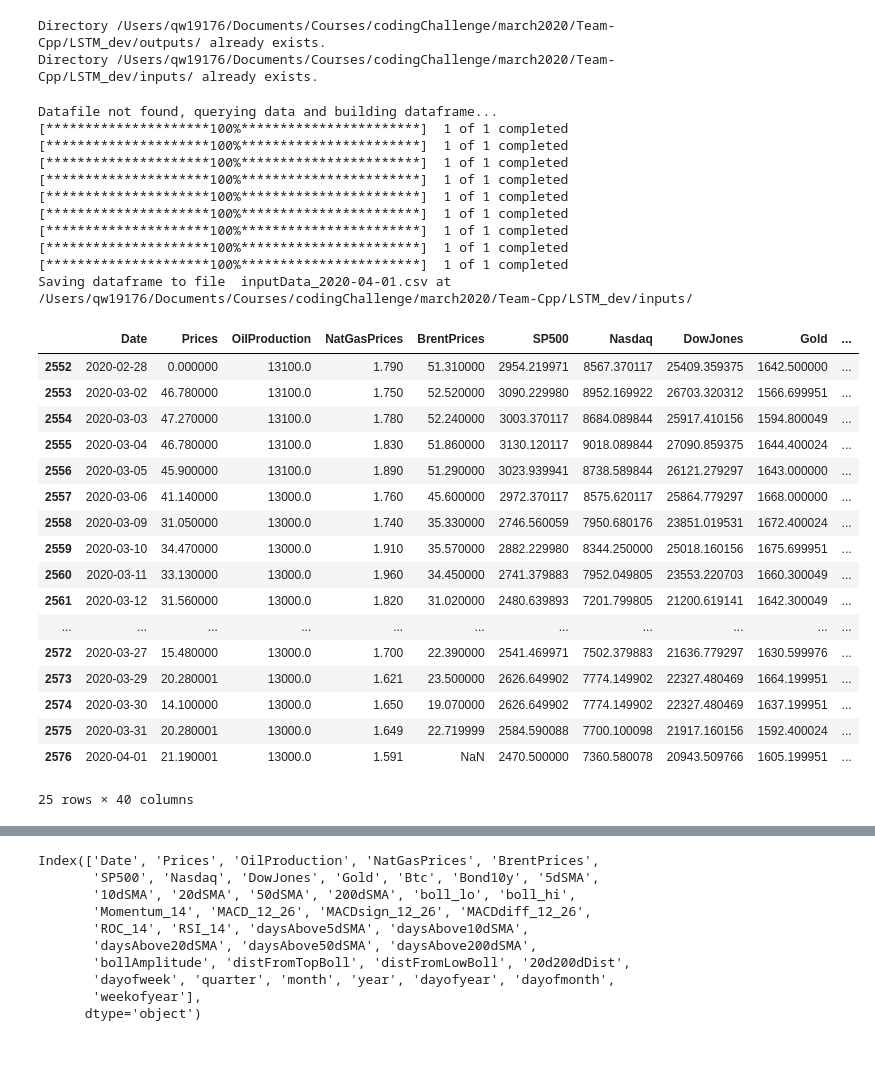
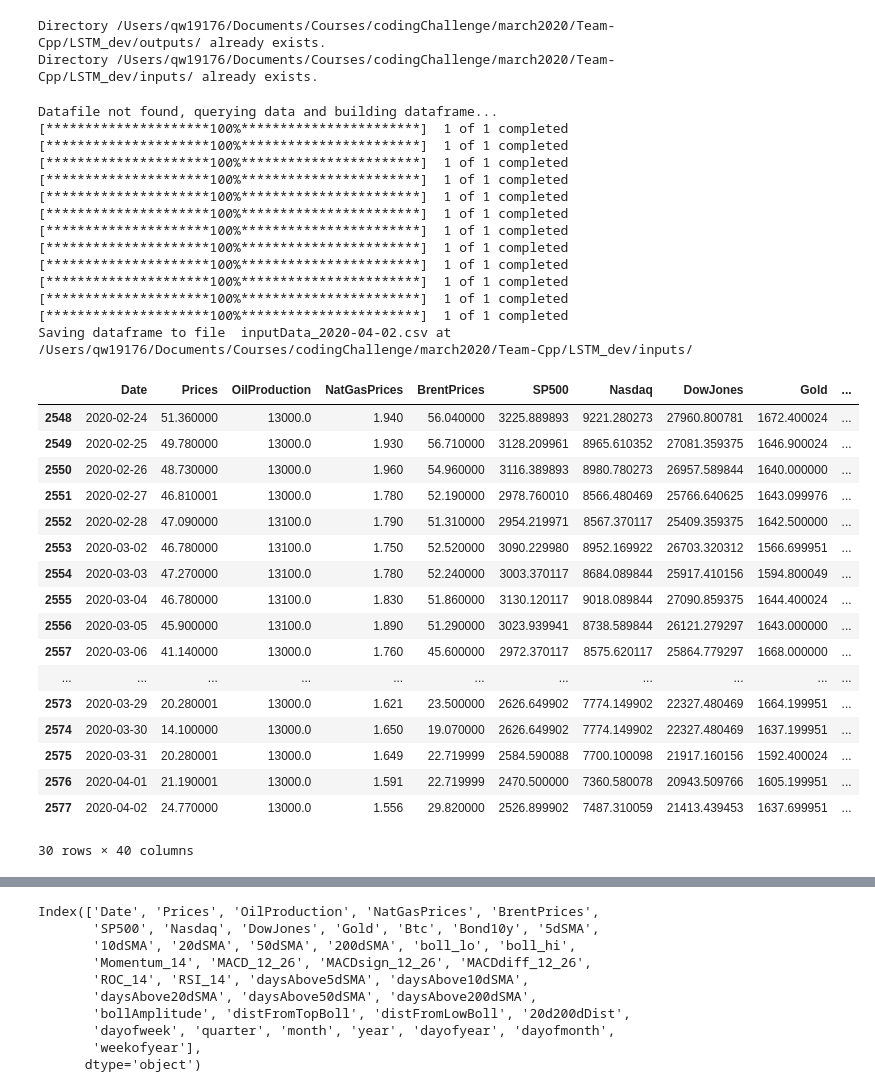
Before and after one commit to Team-Cpp/Team-Cpp, a Jupyter notebook: LSTM_dev/nnRegressor.ipynb, the cells around one changed output, grey strips where cells are left out. Cells and saved outputs as stored; diff of their text form; code cells hidden in the pictures; blank space fills up the shorter version.

```diff
--- a/LSTM_dev/nnRegressor.ipynb
+++ b/LSTM_dev/nnRegressor.ipynb
@@ -88,15 +89,15 @@ costPerDay      = 30000
 daysToPredict   = 1
 
 # Data split for training and testing.
-trainDataDate   = '2010-01-01'
-testSplitDate   = '2019-11-26'
+trainDataDate   = '2014-04-01'
+testSplitDate   = '2020-03-01'
 
 # Parameters for the model.
 params = {
     "batch_size":   20,  # 20<16<10, 25 was a bust
     "epochs":       200,
     "lr":           0.0010000,
-    "time_steps":   60
+    "time_steps":   50
 }
 
 # Replace with Cloud path with data later on
@@ -118,7 +119,7 @@ updateData      = False
 is_update_model = True
 
 dataFileName    = "inputData_" + str(dataDate) + ".csv"
-modFileName     = "LSTM_" + str(modDate) + ".sav"
+modFileName     = "LSTM_" + str(modDate) + ".h5"
 # %%
 """
 
@@ -575,6 +576,18 @@ else:
             df      = pd.merge(df, newData, on = ['Date'], how = "left")
             df[dataAttr[attr]["dfName"]] = df[dataAttr[attr]["dfName"]].interpolate(method = 'nearest')
 
+
+    if (df["Prices"] <= 0.1).any():
+        for i, row in df.tail(100).iterrows():
+            price = row["Prices"]
+            if price == 0 or price < 0.01:
+                key = dataAttr["wti"]
+                yfStartDate = df["Date"][i]
+                stocks = key['yahooCode']
+                Stocks, yfInfo  = yFinData(yfStartDate, stock = stocks, name = key['dfName'])
+                missingData = Stocks
+                df["Prices"][i] = missingData["Prices"][0]
+
     smas = {
         "5dSMA": 5,
         "10dSMA": 10,
@@ -663,28 +676,31 @@ Datafile not found, querying data and building dataframe...
 [*********************100%***********************]  1 of 1 completed
 [*********************100%***********************]  1 of 1 completed
 [*********************100%***********************]  1 of 1 completed
-Saving dataframe to file  inputData_2020-04-01.csv at  /Users/qw19176/Documents/Courses/codingChallenge/march2020/Team-Cpp/LSTM_dev/inputs/
+[*********************100%***********************]  1 of 1 completed
+[*********************100%***********************]  1 of 1 completed
+[*********************100%***********************]  1 of 1 completed
+Saving dataframe to file  inputData_2020-04-02.csv at  /Users/qw19176/Documents/Courses/codingChallenge/march2020/Team-Cpp/LSTM_dev/inputs/
 # %%
-df.tail(25)
+df.tail(30)
 # %% [output]
 |  | Date | Prices | OilProduction | NatGasPrices | BrentPrices | SP500 | Nasdaq | DowJones | Gold | ... |
-| 2552 | 2020-02-28 | 0.000000 | 13100.0 | 1.790 | 51.310000 | 2954.219971 | 8567.370117 | 25409.359375 | 1642.500000 | ... |
+| 2548 | 2020-02-24 | 51.360000 | 13000.0 | 1.940 | 56.040000 | 3225.889893 | 9221.280273 | 27960.800781 | 1672.400024 | ... |
+| 2549 | 2020-02-25 | 49.780000 | 13000.0 | 1.930 | 56.710000 | 3128.209961 | 8965.610352 | 27081.359375 | 1646.900024 | ... |
+| 2550 | 2020-02-26 | 48.730000 | 13000.0 | 1.960 | 54.960000 | 3116.389893 | 8980.780273 | 26957.589844 | 1640.000000 | ... |
+| 2551 | 2020-02-27 | 46.810001 | 13000.0 | 1.780 | 52.190000 | 2978.760010 | 8566.480469 | 25766.640625 | 1643.099976 | ... |
+| 2552 | 2020-02-28 | 47.090000 | 13100.0 | 1.790 | 51.310000 | 2954.219971 | 8567.370117 | 25409.359375 | 1642.500000 | ... |
 | 2553 | 2020-03-02 | 46.780000 | 13100.0 | 1.750 | 52.520000 | 3090.229980 | 8952.169922 | 26703.320312 | 1566.699951 | ... |
 | 2554 | 2020-03-03 | 47.270000 | 13100.0 | 1.780 | 52.240000 | 3003.370117 | 8684.089844 | 25917.410156 | 1594.800049 | ... |
 | 2555 | 2020-03-04 | 46.780000 | 13100.0 | 1.830 | 51.860000 | 3130.120117 | 9018.089844 | 27090.859375 | 1644.400024 | ... |
 | 2556 | 2020-03-05 | 45.900000 | 13100.0 | 1.890 | 51.290000 | 3023.939941 | 8738.589844 | 26121.279297 | 1643.000000 | ... |
 | 2557 | 2020-03-06 | 41.140000 | 13000.0 | 1.760 | 45.600000 | 2972.370117 | 8575.620117 | 25864.779297 | 1668.000000 | ... |
-| 2558 | 2020-03-09 | 31.050000 | 13000.0 | 1.740 | 35.330000 | 2746.560059 | 7950.680176 | 23851.019531 | 1672.400024 | ... |
-| 2559 | 2020-03-10 | 34.470000 | 13000.0 | 1.910 | 35.570000 | 2882.229980 | 8344.250000 | 25018.160156 | 1675.699951 | ... |
-| 2560 | 2020-03-11 | 33.130000 | 13000.0 | 1.960 | 34.450000 | 2741.379883 | 7952.049805 | 23553.220703 | 1660.300049 | ... |
-| 2561 | 2020-03-12 | 31.560000 | 13000.0 | 1.820 | 31.020000 | 2480.639893 | 7201.799805 | 21200.619141 | 1642.300049 | ... |
 | ... | ... | ... | ... | ... | ... | ... | ... | ... | ... | ... |
-| 2572 | 2020-03-27 | 15.480000 | 13000.0 | 1.700 | 22.390000 | 2541.469971 | 7502.379883 | 21636.779297 | 1630.599976 | ... |
 | 2573 | 2020-03-29 | 20.280001 | 13000.0 | 1.621 | 23.500000 | 2626.649902 | 7774.149902 | 22327.480469 | 1664.199951 | ... |
 | 2574 | 2020-03-30 | 14.100000 | 13000.0 | 1.650 | 19.070000 | 2626.649902 | 7774.149902 | 22327.480469 | 1637.199951 | ... |
 | 2575 | 2020-03-31 | 20.280001 | 13000.0 | 1.649 | 22.719999 | 2584.590088 | 7700.100098 | 21917.160156 | 1592.400024 | ... |
-| 2576 | 2020-04-01 | 21.190001 | 13000.0 | 1.591 | NaN | 2470.500000 | 7360.580078 | 20943.509766 | 1605.199951 | ... |
+| 2576 | 2020-04-01 | 21.190001 | 13000.0 | 1.591 | 22.719999 | 2470.500000 | 7360.580078 | 20943.509766 | 1605.199951 | ... |
+| 2577 | 2020-04-02 | 24.770000 | 13000.0 | 1.556 | 29.820000 | 2526.899902 | 7487.310059 | 21413.439453 | 1637.699951 | ... |
-25 rows × 40 columns
+30 rows × 40 columns
 # %%
 df.describe()
 # %% [output]
```
Also changed, not shown: parts of 50 cells of this notebook, 45 other files.
